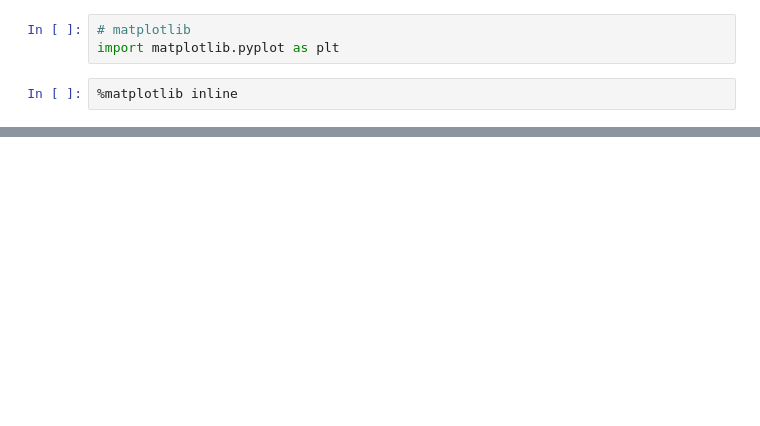
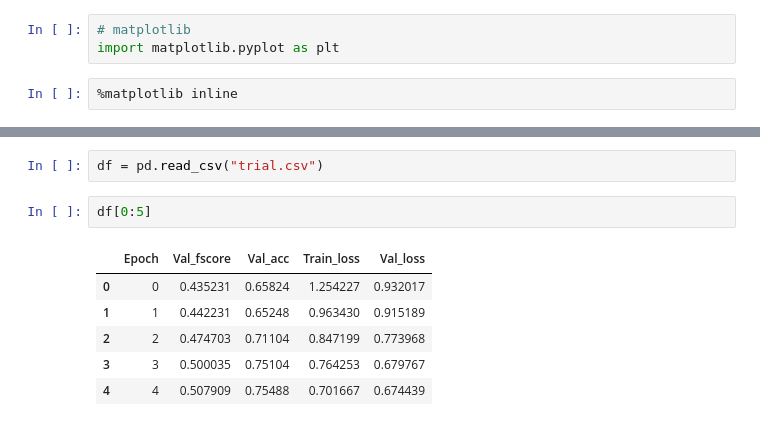
Before and after one commit to ChelovekHe/ild-cnn, a Jupyter notebook: notebooks/ResultPlotting.ipynb, the cells around one changed output, grey strips where cells are left out. Drawn from its saved outputs; the diff is of its cells as text; blank space fills up the shorter version.

```diff
--- a/notebooks/ResultPlotting.ipynb
+++ b/notebooks/ResultPlotting.ipynb
@@ -174,0 +53,11 @@ plt.plot()
+# %%
+df = pd.read_csv("trial.csv")
+# %%
+df[0:5]
+# %% [output]
+|  | Epoch | Val_fscore | Val_acc | Train_loss | Val_loss |
+| 0 | 0 | 0.435231 | 0.65824 | 1.254227 | 0.932017 |
+| 1 | 1 | 0.442231 | 0.65248 | 0.963430 | 0.915189 |
+| 2 | 2 | 0.474703 | 0.71104 | 0.847199 | 0.773968 |
+| 3 | 3 | 0.500035 | 0.75104 | 0.764253 | 0.679767 |
+| 4 | 4 | 0.507909 | 0.75488 | 0.701667 | 0.674439 |
```
Also changed, not shown: parts of 29 cells of this notebook.
